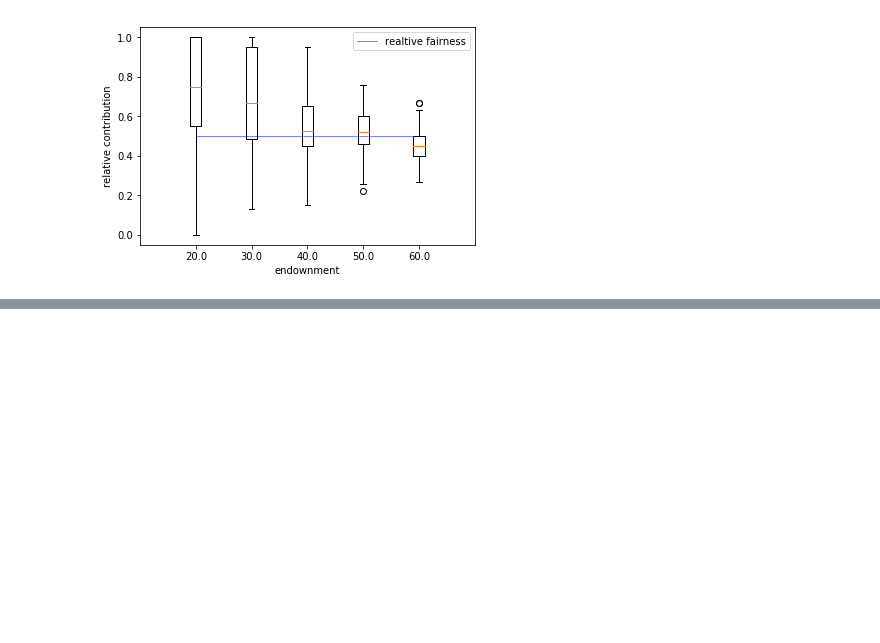
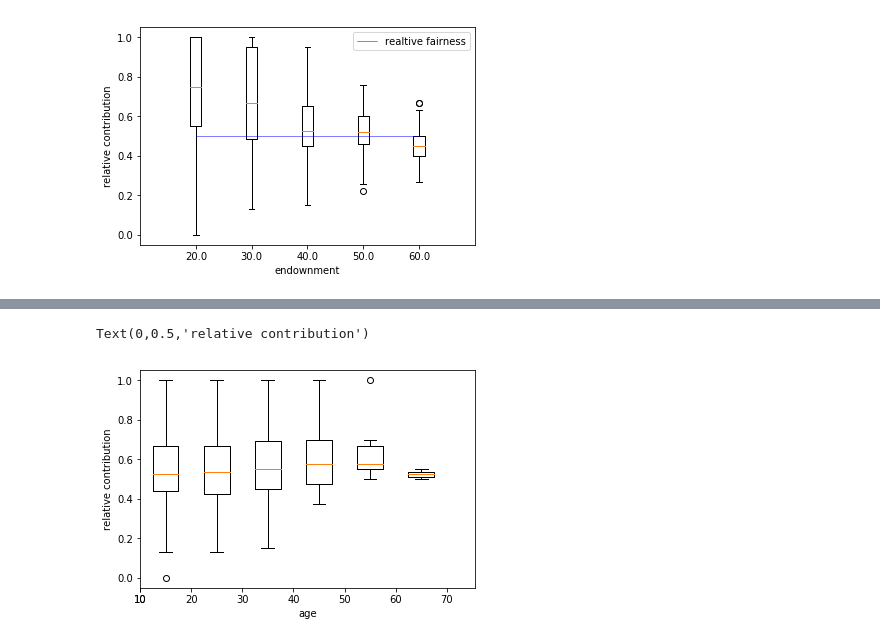
Before and after one commit to canigocallau/TFM, a Jupyter notebook: Climate game.ipynb, the cells around one changed output, grey strips where cells are left out. Saved outputs shown, nothing was run; the diff lists cells and outputs as text; code cells hidden in the pictures; blank space fills up the shorter version.

```diff
--- a/Climate game.ipynb
+++ b/Climate game.ipynb
@@ -108,0 +145,14 @@ plt.legend()
+# %%
+# relative contribution dependence on age
+data=[[],[],[],[],[],[],[]]
+for k in range(7):
+    for i in range(len(userdf)):
+        if (userdf.loc[i,"age"]>=10*(k+1) and userdf.loc[i,"age"]>10*(k+2)):
+            data[k].append(1-userdf.loc[i,"winnings"]/userdf.loc[i,"start_capital"])
+plt.boxplot(data,positions=[15,25,35,45,55,65,75],widths=5)
+plt.xticks([10,10,20,30,40,50,60,70],[10,10,20,30,40,50,60,70])
+plt.xlabel("age")
+plt.ylabel("relative contribution")
+# %% [output]
+Text(0,0.5,'relative contribution')
+[figure, added]
```
Also changed, not shown: parts of 8 cells of this notebook.
